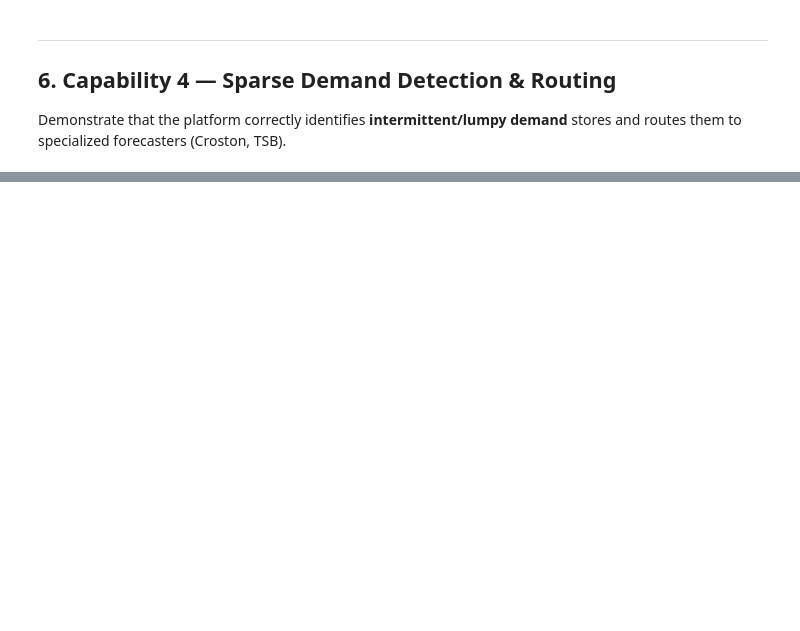
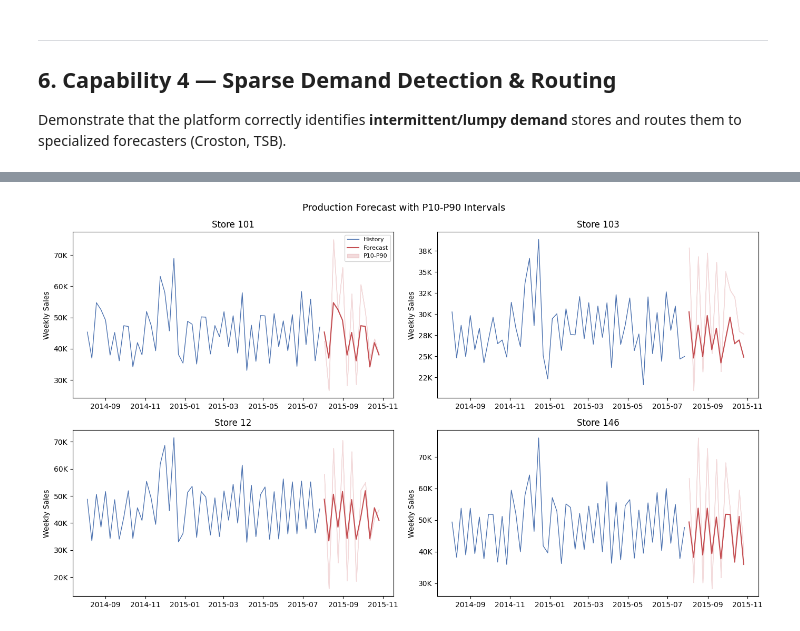
Before and after one commit to aethrixdev/sales_forecast, a Jupyter notebook: forecasting-platform/notebooks/rossmann_platform_demo.ipynb, the cells around one changed output, grey strips where cells are left out. Cells and saved outputs as stored; diff of their text form; code cells hidden in the pictures; blank space fills up the shorter version.

```diff
--- a/forecasting-platform/notebooks/rossmann_platform_demo.ipynb
+++ b/forecasting-platform/notebooks/rossmann_platform_demo.ipynb
@@ -828,0 +1180,20 @@ else:
+# %%
+# ── Production forecast with quantiles ──────────────────────────────
+from dataclasses import replace as dc_replace
+from src.pipeline.forecast import ForecastPipeline
+
+fc_config = dc_replace(
+    bt_config,
+    forecast=dc_replace(bt_config.forecast, quantiles=[0.1, 0.5, 0.9]),
+)
+
+fc_pipeline = ForecastPipeline(fc_config)
+production_fc = fc_pipeline.run(
+    data.select(["series_id", "week", "quantity"]),
+    champion_model=champion_name,
+)
+
+print(f"Production forecast: {production_fc.shape[0]:,} rows × {production_fc.shape[1]} cols")
+print(f"Columns: {production_fc.columns}")
+print(f"Series: {production_fc['series_id'].n_unique()}, Weeks: {production_fc['week'].n_unique()}")
+production_fc.head(5)
@@ -828,0 +1212,35 @@ else:
+# %%
+# ── Fan chart: P10-P90 prediction intervals for sample stores ───────
+sample_stores = sorted(data["series_id"].unique().to_list())[:4]
+fig, axes = plt.subplots(2, 2, figsize=(14, 8))
+
+for idx, sid in enumerate(sample_stores):
+    ax = axes.flat[idx]
+    # History
+    hist = data.filter(pl.col("series_id") == sid).sort("week").tail(52)
+    ax.plot(hist["week"].to_list(), hist["quantity"].to_list(),
+            color="#4C72B0", linewidth=1, label="History")
+    # Forecast
+    fc = production_fc.filter(pl.col("series_id") == sid).sort("week")
+    fc_weeks = fc["week"].to_list()
+    ax.plot(fc_weeks, fc["forecast"].to_list(),
+            color="#C44E52", linewidth=1.5, label="Forecast")
+    # Quantile band
+    if "forecast_p10" in fc.columns and "forecast_p90" in fc.columns:
+        ax.fill_between(
+            fc_weeks,
+            fc["forecast_p10"].to_list(),
+            fc["forecast_p90"].to_list(),
+            alpha=0.2, color="#C44E52", label="P10-P90",
+        )
+    ax.set_title(f"Store {sid}")
+    ax.set_ylabel("Weekly Sales")
+    ax.yaxis.set_major_formatter(mticker.FuncFormatter(lambda x, _: f"{x/1000:.0f}K"))
+    if idx == 0:
+        ax.legend(fontsize=8)
+
+fig.suptitle("Production Forecast with P10-P90 Intervals", fontsize=13)
+fig.tight_layout()
+plt.show()
+# %% [output]
+[figure, added]
```
Also changed, not shown: parts of 49 cells of this notebook, 2 other files.
